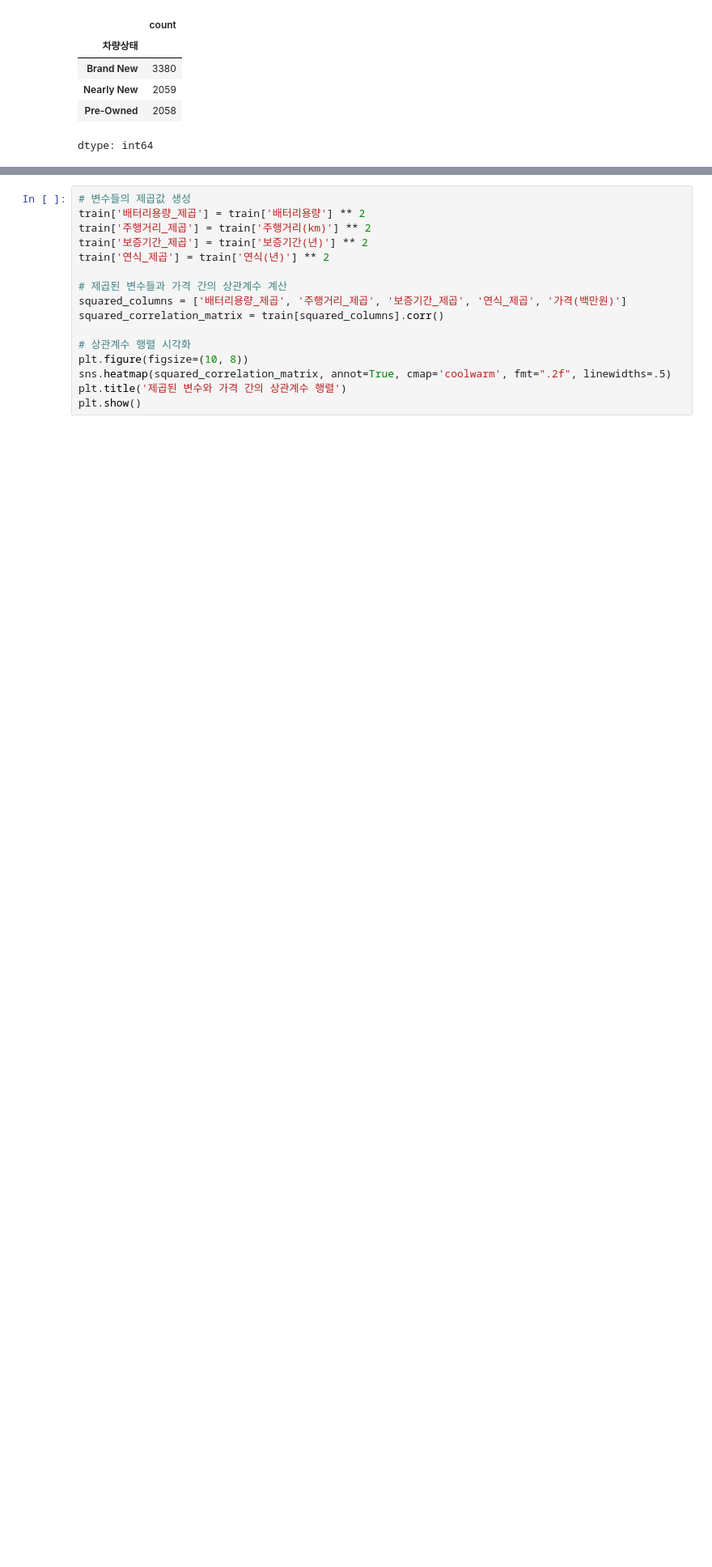
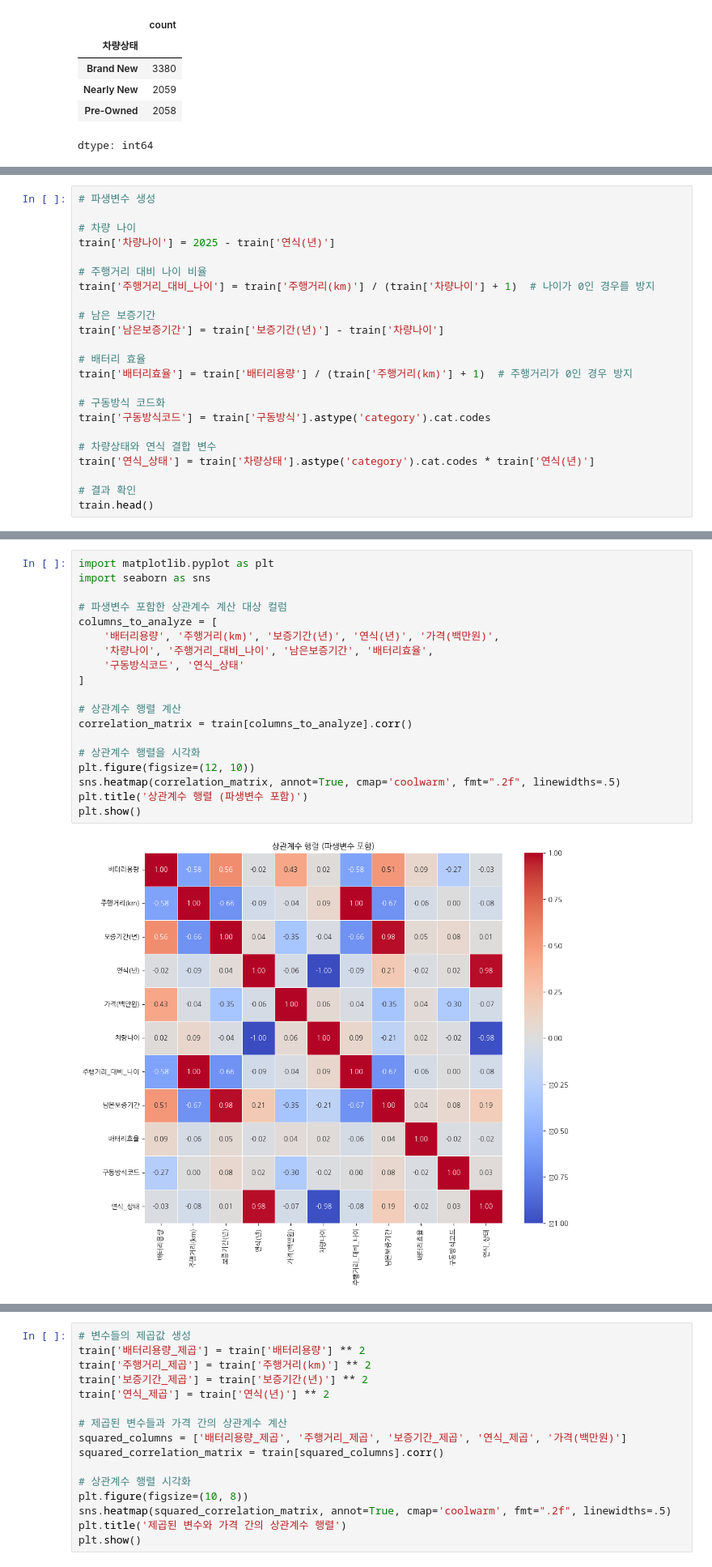
Before and after one commit to friendship-jung/EVPriceEstimator, a Jupyter notebook: 전기차_가격_예측_해커톤.ipynb, the cells around one changed output, grey strips where cells are left out. Shown at 81% size. Cells and saved outputs as stored; diff of their text form; blank space fills up the shorter version.

```diff
--- a/전기차_가격_예측_해커톤.ipynb
+++ b/전기차_가격_예측_해커톤.ipynb
@@ -201,3 +201,26 @@ plt.title('상관계수 행렬')
 plt.show()
 # %% [output]
 [figure]
+# %%
+# 파생변수 생성
+
+# 차량 나이
+train['차량나이'] = 2025 - train['연식(년)']
+
+# 주행거리 대비 나이 비율
+train['주행거리_대비_나이'] = train['주행거리(km)'] / (train['차량나이'] + 1)  # 나이가 0인 경우를 방지
+
+# 남은 보증기간
+train['남은보증기간'] = train['보증기간(년)'] - train['차량나이']
+
+# 배터리 효율
+train['배터리효율'] = train['배터리용량'] / (train['주행거리(km)'] + 1)  # 주행거리가 0인 경우 방지
+
+# 구동방식 코드화
+train['구동방식코드'] = train['구동방식'].astype('category').cat.codes
+
+# 차량상태와 연식 결합 변수
+train['연식_상태'] = train['차량상태'].astype('category').cat.codes * train['연식(년)']
+
+# 결과 확인
+train.head()
@@ -203,0 +234,21 @@ plt.show()
+# %%
+import matplotlib.pyplot as plt
+import seaborn as sns
+
+# 파생변수 포함한 상관계수 계산 대상 컬럼
+columns_to_analyze = [
+    '배터리용량', '주행거리(km)', '보증기간(년)', '연식(년)', '가격(백만원)',
+    '차량나이', '주행거리_대비_나이', '남은보증기간', '배터리효율',
+    '구동방식코드', '연식_상태'
+]
+
+# 상관계수 행렬 계산
+correlation_matrix = train[columns_to_analyze].corr()
+
+# 상관계수 행렬을 시각화
+plt.figure(figsize=(12, 10))
+sns.heatmap(correlation_matrix, annot=True, cmap='coolwarm', fmt=".2f", linewidths=.5)
+plt.title('상관계수 행렬 (파생변수 포함)')
+plt.show()
+# %% [output]
+[figure, added]
```
Also changed, not shown: parts of 4 cells of this notebook.
